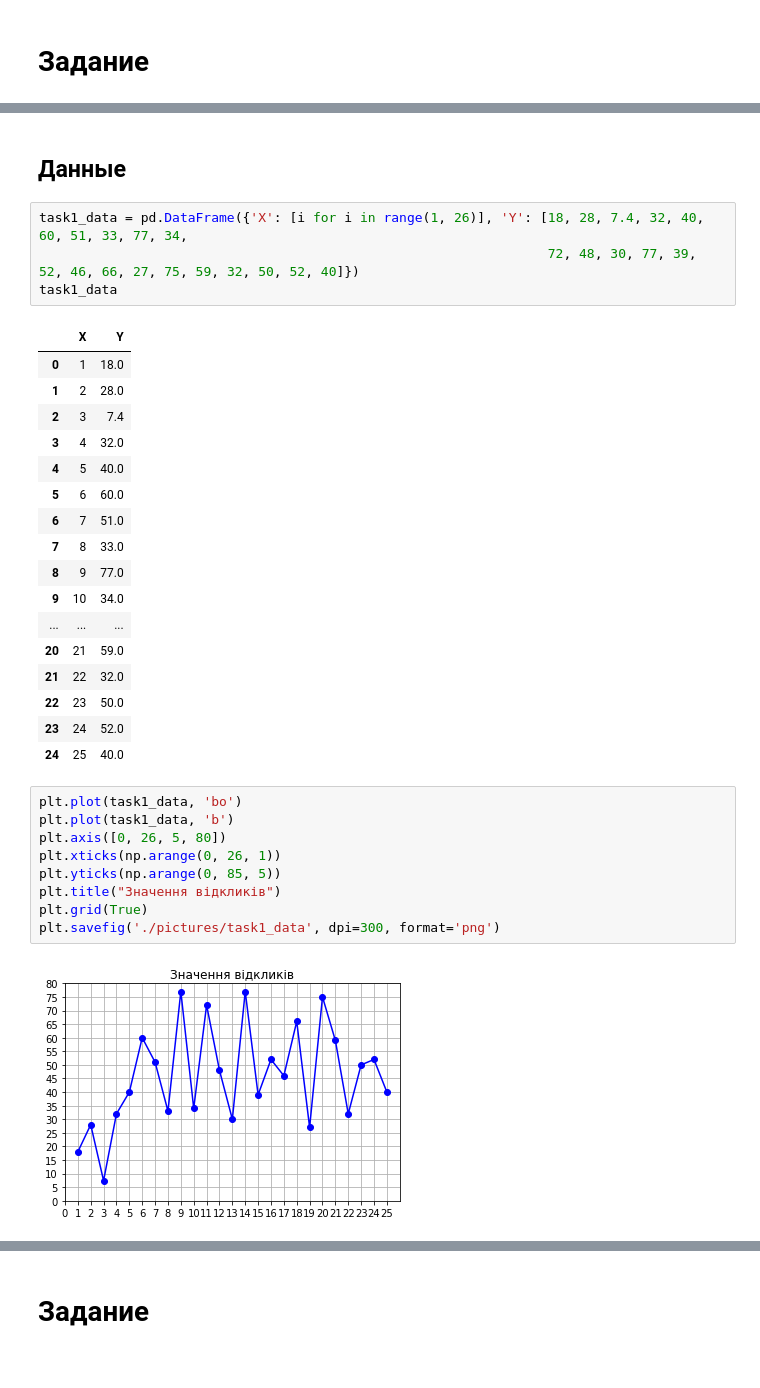
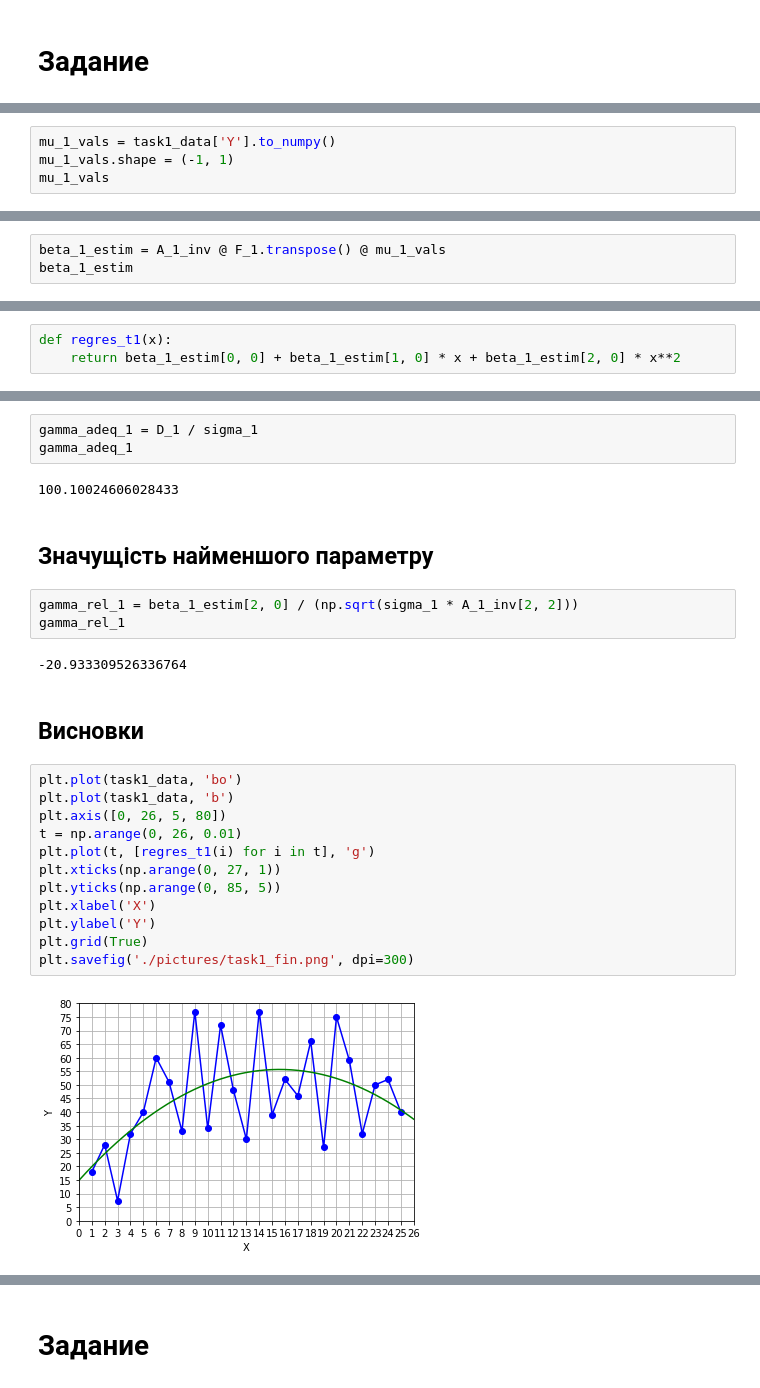
Before and after one commit to nikiandr/regressanalysiscourse, a Jupyter notebook: main.ipynb, the cells around one changed output, grey strips where cells are left out. Drawn from its saved outputs; the diff is of its cells as text.

```diff
--- a/main.ipynb
+++ b/main.ipynb
@@ -6,0 +79,4 @@ import pandas as pd
+# %%
+mu_1_vals = task1_data['Y'].to_numpy()
+mu_1_vals.shape = (-1, 1)
+mu_1_vals
@@ -6,0 +101,3 @@ import pandas as pd
+# %%
+beta_1_estim = A_1_inv @ F_1.transpose() @ mu_1_vals
+beta_1_estim
@@ -6,0 +108,3 @@ import pandas as pd
+# %%
+def regres_t1(x):
+    return beta_1_estim[0, 0] + beta_1_estim[1, 0] * x + beta_1_estim[2, 0] * x**2
@@ -7,35 +133,28 @@ import pandas as pd
+# %%
+gamma_adeq_1 = D_1 / sigma_1
+gamma_adeq_1
+# %% [output]
+100.10024606028433
+# %% [markdown]
+## Значущість найменшого параметру
+# %%
+gamma_rel_1 = beta_1_estim[2, 0] / (np.sqrt(sigma_1 * A_1_inv[2, 2]))
+gamma_rel_1
+# %% [output]
+-20.933309526336764
 # %% [markdown]
-## Данные
+## Висновки
-# %%
-task1_data = pd.DataFrame({'X': [i for i in range(1, 26)], 'Y': [18, 28, 7.4, 32, 40, 60, 51, 33, 77, 34,
-                                                                 72, 48, 30, 77, 39, 52, 46, 66, 27, 75, 59, 32, 50, 52, 40]})
-task1_data
-# %% [output]
-|  | X | Y |
-| 0 | 1 | 18.0 |
-| 1 | 2 | 28.0 |
-| 2 | 3 | 7.4 |
-| 3 | 4 | 32.0 |
-| 4 | 5 | 40.0 |
-| 5 | 6 | 60.0 |
-| 6 | 7 | 51.0 |
-| 7 | 8 | 33.0 |
-| 8 | 9 | 77.0 |
-| 9 | 10 | 34.0 |
-| ... | ... | ... |
-| 20 | 21 | 59.0 |
-| 21 | 22 | 32.0 |
-| 22 | 23 | 50.0 |
-| 23 | 24 | 52.0 |
-| 24 | 25 | 40.0 |
 # %%
 plt.plot(task1_data, 'bo')
 plt.plot(task1_data, 'b')
 plt.axis([0, 26, 5, 80])
-plt.xticks(np.arange(0, 26, 1))
+t = np.arange(0, 26, 0.01)
+plt.plot(t, [regres_t1(i) for i in t], 'g')
+plt.xticks(np.arange(0, 27, 1))
 plt.yticks(np.arange(0, 85, 5))
-plt.title("Значення відкликів")
+plt.xlabel('X')
+plt.ylabel('Y')
 plt.grid(True)
-plt.savefig('./pictures/task1_data', dpi=300, format='png')
+plt.savefig('./pictures/task1_fin.png', dpi=300)
 # %% [output]
-[figure, old version]
+[figure, new version]
```
Also changed, not shown: parts of 44 cells of this notebook, 5 other files.
